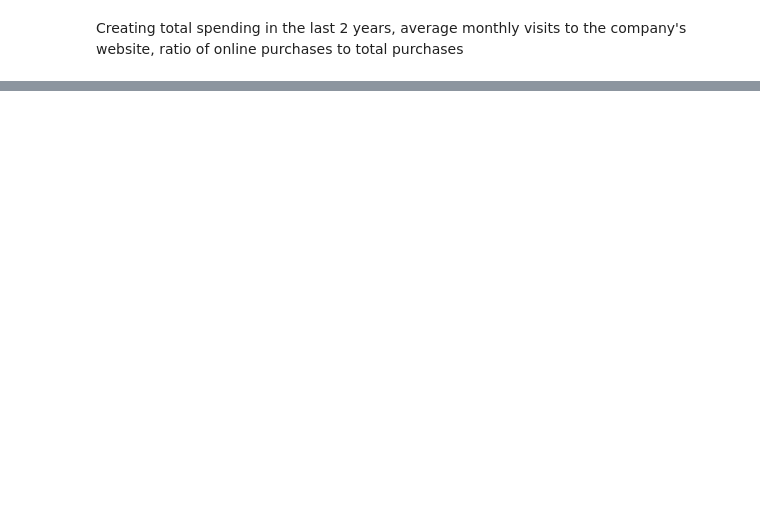
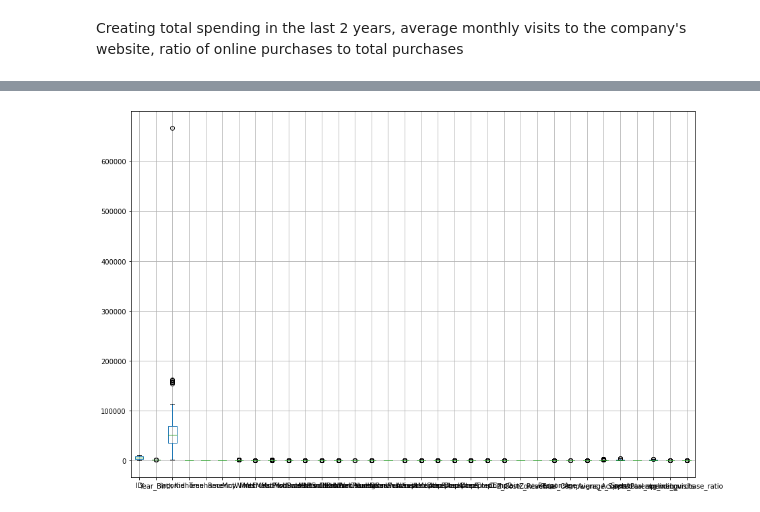
Before and after one commit to Ayomi-tech/Marketing-Campaign-Analysis, a Jupyter notebook: marketing_campaign_analysis.ipynb, the cells around one changed output, grey strips where cells are left out. Drawn from its saved outputs; the diff is of its cells as text; code cells hidden in the pictures; blank space fills up the shorter version.

```diff
--- a/marketing_campaign_analysis.ipynb
+++ b/marketing_campaign_analysis.ipynb
@@ -193,0 +186,11 @@ df.head()
+# %%
+# Create a figure and axis to visualise where we have outlliers
+fig, ax = plt.subplots(figsize=(15, 10))
+
+# Plot the box plots for all columns
+df.boxplot(ax=ax)
+
+# Show the plot
+plt.show()
+# %% [output]
+[figure, added]
```
Also changed, not shown: parts of 25 cells of this notebook.
